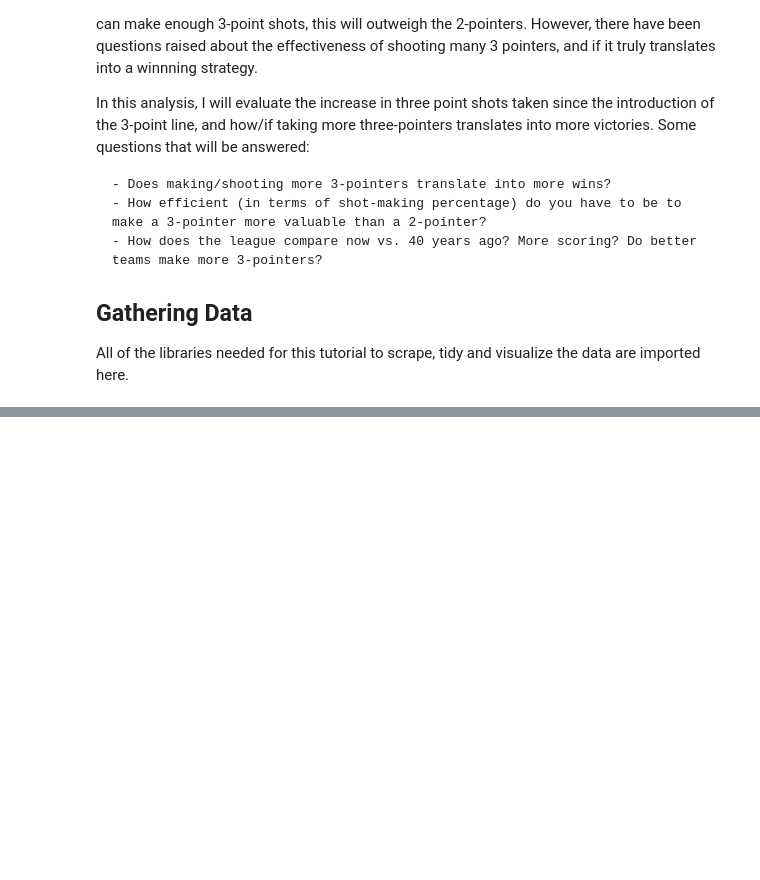
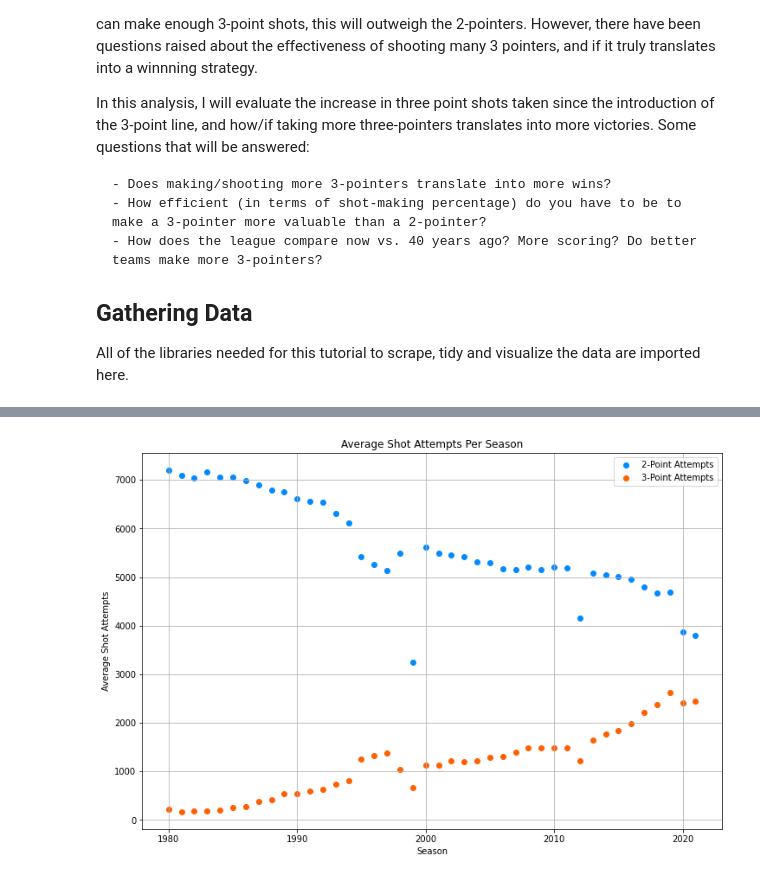
Before and after one commit to rahulShahCode/DSPipelineTutorial, a Jupyter notebook: final.ipynb, the cells around one changed output, grey strips where cells are left out. Cells and saved outputs as stored; diff of their text form; code cells hidden in the pictures; blank space fills up the shorter version.

Commit message:
added plots

```diff
--- a/final.ipynb
+++ b/final.ipynb
@@ -24,16 +26,34 @@ I scraped data for each season since 1980 from [Basketball Reference](basketball
 # %%
 year = 1980
-stats_url = f'https://widgets.sports-reference.com/wg.fcgi?css=1&site=bbr&url=%2Fleagues%2FNBA_{year}.html&div=div_team-stats-base'
-standings_url = f'https://widgets.sports-reference.com/wg.fcgi?css=1&site=bbr&url=%2Fleagues%2FNBA_{year}.html&div=div_misc_stats'
 df = None
+# Function to remove asteriks from team name
+def remove_asteriks(df):
+    for i in df.index:
+        t = df.at[i, "Team"]
+        if '*' in t:
+            df.at[i, 'Team'] = t[0:len(t)-1]
+    return df
+
 for year in range(1980, 2022):
+    stats_url = f'https://widgets.sports-reference.com/wg.fcgi?css=1&site=bbr&url=%2Fleagues%2FNBA_{year}.html&div=div_team-stats-base'
+    standings_url = f'https://widgets.sports-reference.com/wg.fcgi?css=1&site=bbr&url=%2Fleagues%2FNBA_{year}.html&div=div_misc_stats'
     if df is None:
         df = pd.read_html(stats_url)[0]
         df['Season'] = year
+        win_loss = pd.read_html(standings_url)[0]
+        win_loss.columns = win_loss.columns.droplevel(0)
+        win_loss = remove_asteriks(win_loss)[['Team', 'W', 'L']]
+        remove_asteriks(df)
+        df = df.merge(win_loss, on='Team')
 
     else:
         temp = pd.read_html(stats_url)[0]
         temp['Season'] = year
+        win_loss = pd.read_html(standings_url)[0]
+        win_loss.columns = win_loss.columns.droplevel(0)
+        win_loss = remove_asteriks(win_loss)[['Team', 'W', 'L']]
+        remove_asteriks(temp)
+        temp = temp.merge(win_loss, on='Team')
         df = pd.concat([df, temp])
-df = df[['Team', 'G', 'FG', 'FGA', '2P', '2PA', '2P%', '3P', '3PA', '3P%', 'PTS', 'Season']]
-df
+
+df = df[['Team', 'G', 'W', 'L', 'FG', 'FGA', '2P', '2PA', '2P%', '3P', '3PA', '3P%', 'PTS', 'Season']]
@@ -53,0 +64,17 @@ df
+# %%
+avg_attempts = df.groupby('Season').mean()
+fig, ax = plt.subplots(figsize=(12,8))
+x = avg_attempts.index
+ax.scatter(x, avg_attempts['2PA'], c='#048aff', label='2-Point Attempts')
+ax.scatter(x, avg_attempts['3PA'], c='#ff6004', label='3-Point Attempts')
+
+
+
+ax.legend()
+ax.grid(True)
+plt.xlabel('Season')
+plt.ylabel('Average Shot Attempts')
+plt.title('Average Shot Attempts Per Season')
+plt.show()
+# %% [output]
+[figure, added]
```
Also changed, not shown: parts of 4 cells of this notebook, 1 other file.
